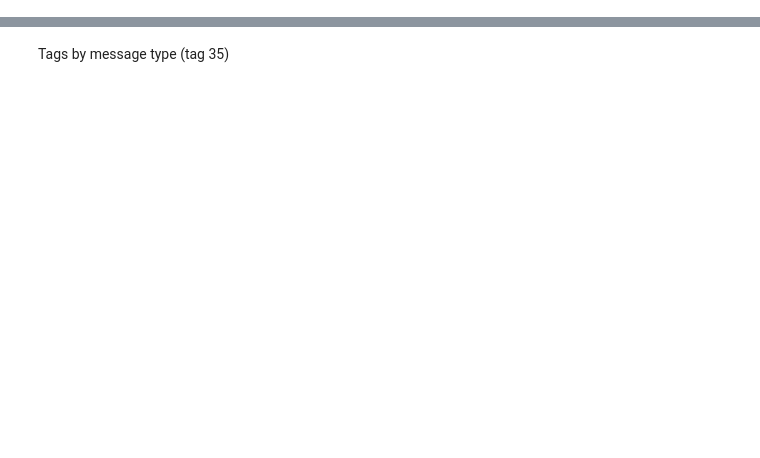
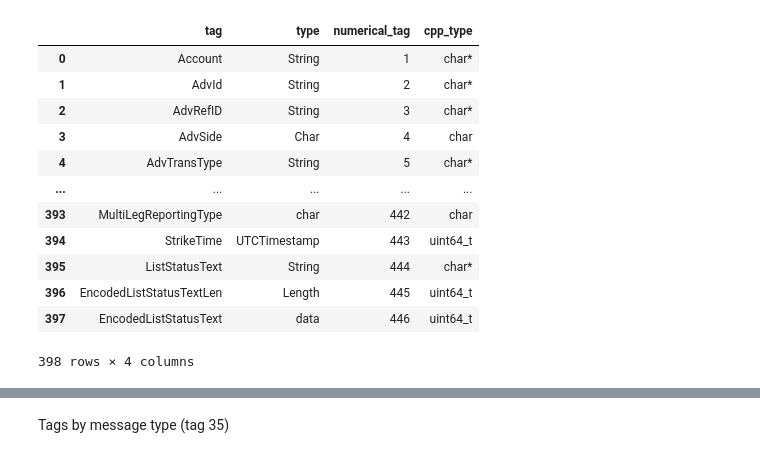
Before and after one commit to SarinaMashreghi/FIX-protocol, a Jupyter notebook: tags_extraction.ipynb, the cells around one changed output, grey strips where cells are left out. Saved outputs shown, nothing was run; the diff lists cells and outputs as text; code cells hidden in the pictures; blank space fills up the shorter version.

```diff
--- a/tags_extraction.ipynb
+++ b/tags_extraction.ipynb
@@ -90,0 +119,21 @@ df[df['type']=="MonthYear"]
+# %%
+cpp_types = []
+for i in types:
+    cpp_types.append(types_dict[i])
+# len(cpp_types), len(types)
+df["cpp_type"] = cpp_types
+df
+# %% [output]
+|  | tag | type | numerical_tag | cpp_type |
+| 0 | Account | String | 1 | char* |
+| 1 | AdvId | String | 2 | char* |
+| 2 | AdvRefID | String | 3 | char* |
+| 3 | AdvSide | Char | 4 | char |
+| 4 | AdvTransType | String | 5 | char* |
+| ... | ... | ... | ... | ... |
+| 393 | MultiLegReportingType | char | 442 | char |
+| 394 | StrikeTime | UTCTimestamp | 443 | uint64_t |
+| 395 | ListStatusText | String | 444 | char* |
+| 396 | EncodedListStatusTextLen | Length | 445 | uint64_t |
+| 397 | EncodedListStatusText | data | 446 | uint64_t |
+398 rows × 4 columns
```
Also changed, not shown: parts of 21 cells of this notebook, 1 other file.
